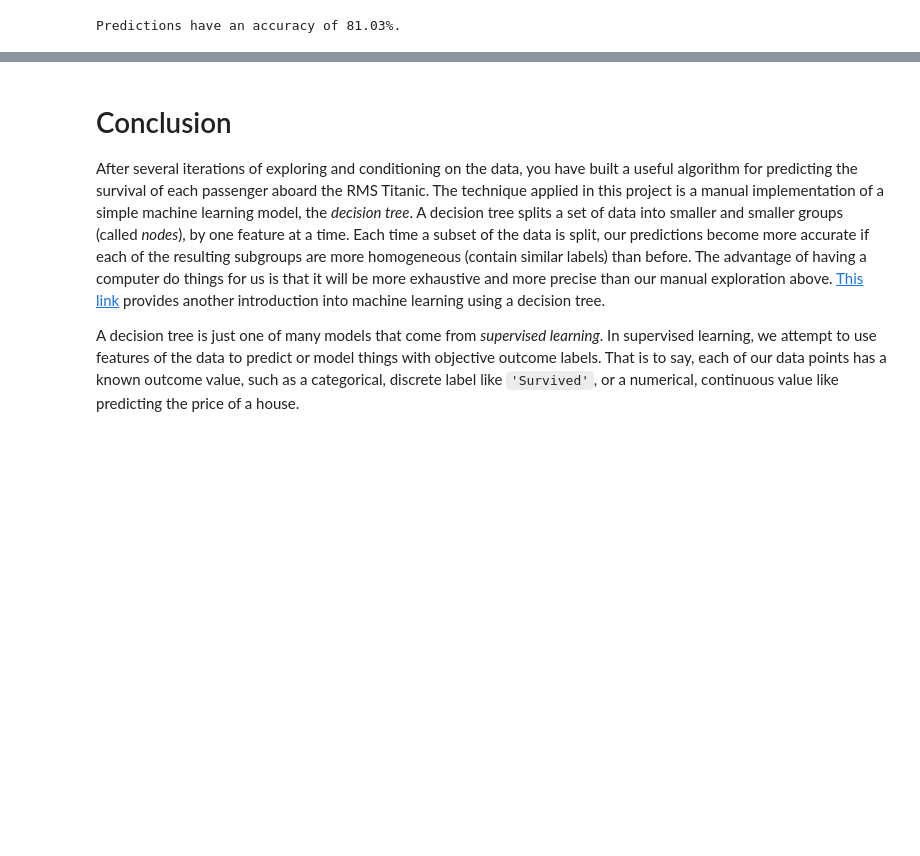
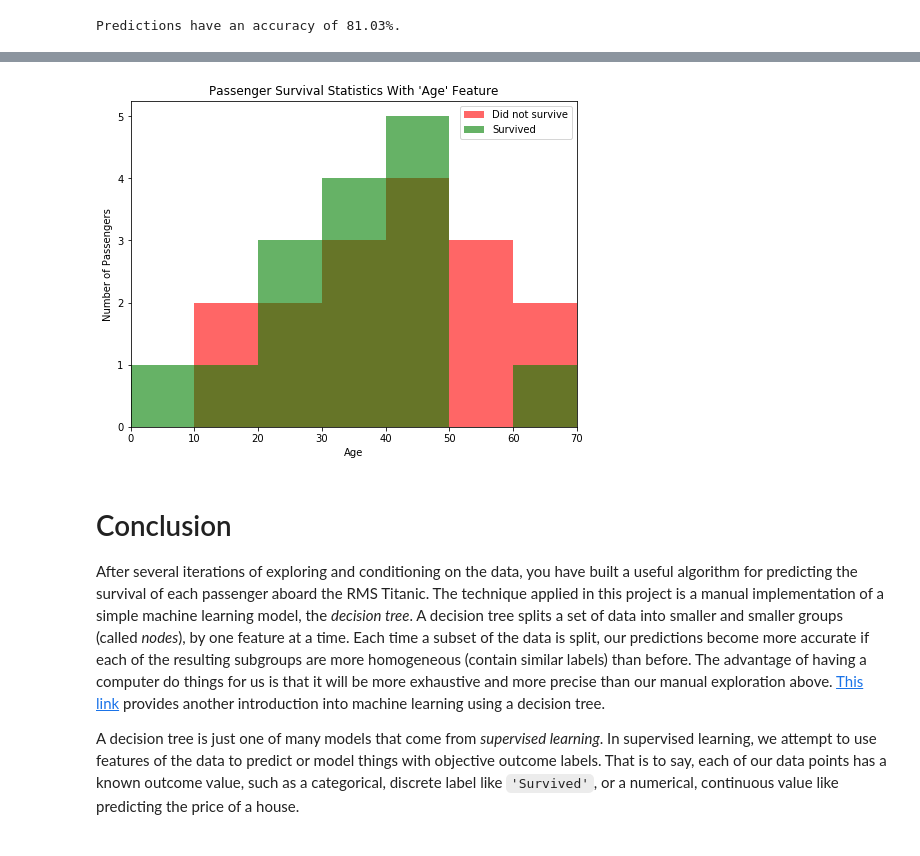
Before and after one commit to consideRatio/machine-learning, a Jupyter notebook: projects/titanic_survival_exploration/titanic_survival_exploration.ipynb, the cells around one changed output, grey strips where cells are left out. Saved outputs shown, nothing was run; the diff lists cells and outputs as text; code cells hidden in the pictures; blank space fills up the shorter version.

```diff
--- a/projects/titanic_survival_exploration/titanic_survival_exploration.ipynb
+++ b/projects/titanic_survival_exploration/titanic_survival_exploration.ipynb
@@ -260,3 +278,7 @@ Predictions have an accuracy of 81.03%.
+# %%
+vs.survival_stats(data, outcomes, 'Age', ["Sex == 'male'", "Pclass == 1", "SibSp == 1"])
+# %% [output]
+[figure, added]
 # %% [markdown]
 # Conclusion
 
```
Also changed, not shown: parts of 6 cells of this notebook, 1 other file.
